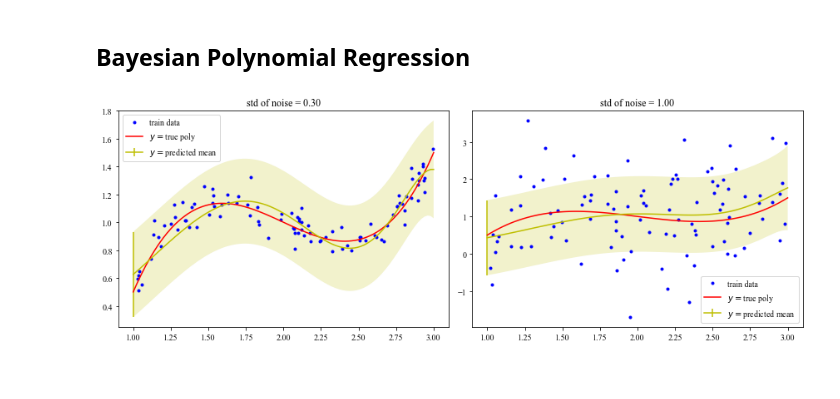
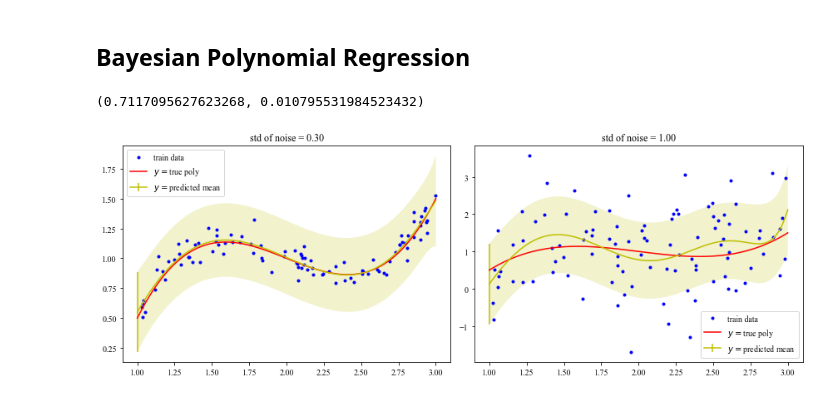
Before and after one commit to HanbaekLyu/Math156_UCLA_SP21, a Jupyter notebook: notebooks/Math156_polynomial_regression_1.ipynb, the cells around one changed output. Drawn from its saved outputs; the diff is of its cells as text; code cells hidden in the pictures.

```diff
--- a/notebooks/Math156_polynomial_regression_1.ipynb
+++ b/notebooks/Math156_polynomial_regression_1.ipynb
@@ -33,8 +33,8 @@ def poly_regression(x_train, y_train, deg=9, alpha=0):
 # Generate train and test data from y = sin(2\pi x) + N(0,\sigma^2)
 
 np.random.seed(1)
-N = 8
-sigma = 0.35
+N = 100
+sigma = 0.3
 x_train = []
 y_train = []
 x_test = []
@@ -66,7 +66,7 @@ ax.legend()
 # %%
 # plot fitted polynomial regression curve
 deg_list = [1,4,9] # degree of polynomial
-alpha_list = [0, 0.001, 0.01, 0.1]
+alpha_list = [0, 0, 0.01, 0.1]
 fig, ax = plt.subplots(nrows=1, ncols=len(deg_list), figsize=[16, 4])
 for i in np.arange(len(deg_list)):
     # make plot
@@ -96,8 +96,8 @@ for i in np.arange(len(deg_list)):
     for j in np.arange(len(alpha_list)):
         y_hat_train, w_hat = poly_regression(x_train, y_train, deg=deg_list[i], alpha=alpha_list[j])
         y_hat_test = make_poly_matrix(x_test, deg=deg_list[i]) @ w_hat
-        error_train_mx[i, j] = np.linalg.norm(y_train-y_hat_train, 2)/N
-        error_test_mx[i, j] = np.linalg.norm(y_test-y_hat_test, 2)/N
+        error_train_mx[i, j] = np.linalg.norm(y_train-y_hat_train, 2)**2/N
+        error_test_mx[i, j] = np.linalg.norm(y_test-y_hat_test, 2)**2/N
 # print('!!!', error_mx)
 
 
@@ -228,16 +229,22 @@ def bayesian_poly_regression(x_train, y_train, x, deg=9, tau=0.1, sigma=0.1):
     S = np.linalg.pinv(S1)
     mean_w = sigma**(-2) * S @ X.T @ y_train
     mean = mean_w.T @ x_vec
+    # print('!!! mean.shape', mean.shape)
     var = sigma**(2) + x_vec.T @ S @ x_vec
     return mean[0], var[0,0]
+
+bayesian_poly_regression(x_train, y_train, 1, deg=9, tau=0.1, sigma=0.1)
+# %% [output]
+(0.7117095627623268, 0.010795531984523432)
 # %%
 # make plot
 np.random.seed(1)
 N = 100
 p = [-6,11.5,-6,1] # coefficients of the polynomial; p[0]=constarnt term
+# p=[3, 0, 0, 0]
 deg = 9
-tau = 0.1 # prior std of coefficients w
-sigma_list = [0.3, 1]
+tau = 10 # prior std of coefficients w
+sigma_list = [0.3,  1]
 
 fig, ax = plt.subplots(nrows=1, ncols=len(sigma_list), figsize=[12,5])
 x = np.linspace(1, 3, 100)
@@ -250,33 +257,33 @@ for i in np.arange(len(sigma_list)):
     x_train = []
     y_train = []
     for k in np.arange(N):
-        U1 = U1 = uniform(1,3)
+        U1 = uniform(1,3)
         e1 = np.random.normal(0,sigma**2)
         x_train.append(U1)
         y_train.append(eval_polynomial(p,U1)+e1)
 
     x_train = np.asarray(x_train)
     y_train = np.asarray(y_train)
 
     # compute prediction
     y_hat_mean = []
     y_hat_std = []
     for j in np.arange(len(x)):
         mean, var = bayesian_poly_regression(x_train, y_train, x=x[j], deg=deg, tau=tau, sigma=sigma)
         y_hat_mean.append(mean)
         y_hat_std.append(np.sqrt(var))
 
     y_hat_mean = np.asarray(y_hat_mean)
     y_hat_std = np.asarray(y_hat_std)
 
     markers, caps, bars = ax[i].errorbar(x, y_hat_mean, yerr=y_hat_std, fmt='', color='y', marker=None, label="$y=$predicted mean", errorevery=100)
     ax[i].fill_between(x, y_hat_mean - y_hat_std, y_hat_mean + y_hat_std, facecolor='y', alpha=0.2)
     ax[i].plot(x_train, y_train, '.', color='blue', label="train data")
     ax[i].plot(x, y, color='red', label="$y=$true poly")
     ax[i].title.set_text("std of noise = %.2f" % sigma)
     ax[i].legend()
 
 plt.tight_layout(rect=[0, 0.03, 1, 0.9])
 plt.savefig('poly_noise_bayesian_ex.pdf', bbox_inches='tight')
 # %% [output]
-[figure, old version]
+[figure, new version]
```
Also changed, not shown: parts of 4 cells of this notebook, 12 other files.
